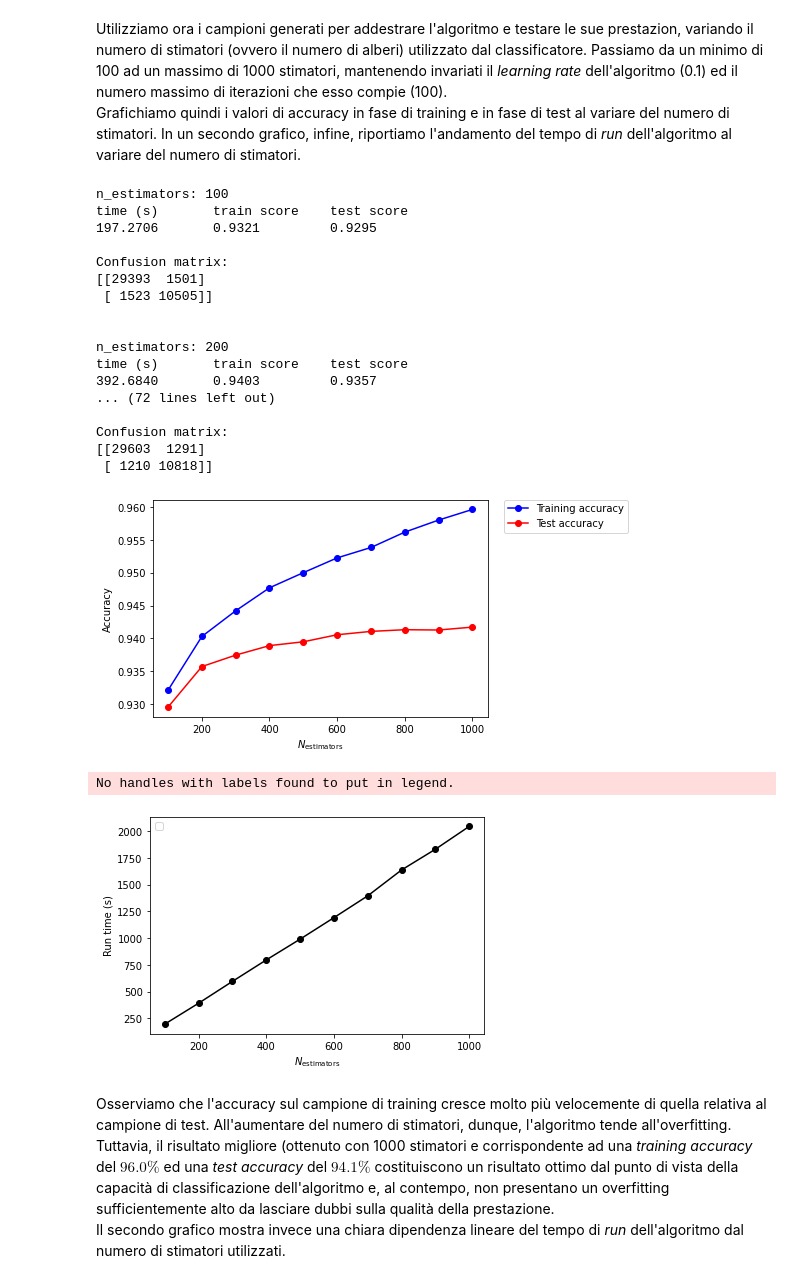
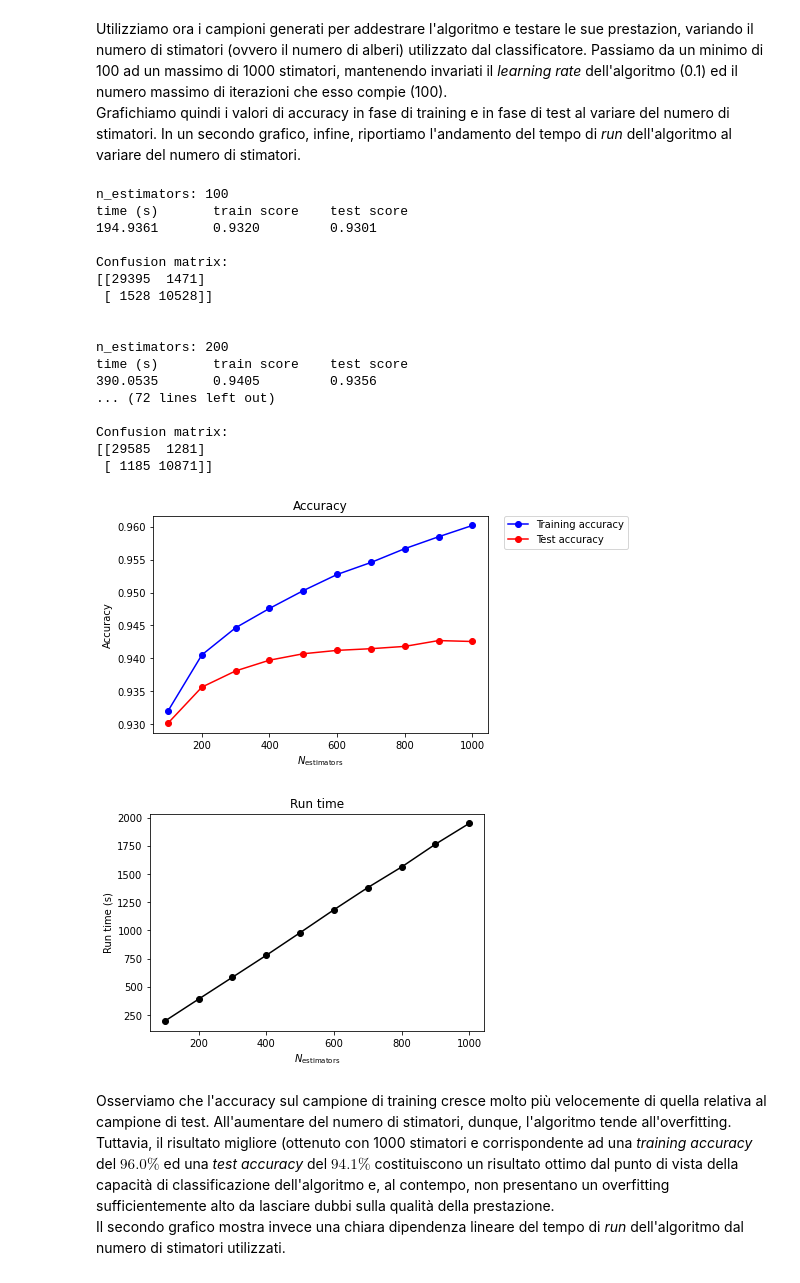
Before and after one commit to PaoDeV99/ML_Progetto1_G72, a Jupyter notebook: p1_g72_gboost.ipynb, the cells around one changed output. Cells and saved outputs as stored; diff of their text form; code cells hidden in the pictures.

```diff
--- a/p1_g72_gboost.ipynb
+++ b/p1_g72_gboost.ipynb
@@ -93,3 +93,10 @@ df
 | 130062 | 5.44560 | 1.845700 | 103.4630 | 0.287411 | 0.015929 | 0.107495 | 0.679931 | 0.786533 | ... |
 | 130063 | 4.55062 | 1.341740 | 80.0887 | 0.283594 | 0.000000 | 0.176268 | 0.623019 | 0.843997 | ... |
 130064 rows × 50 columns
+# %%
+col_names=[]
+for i in range(1,51):
+  col_names.append('Feature '+ str(i))
+
+df.columns = col_names
+df
@@ -159,46 +180,46 @@ for i, nest in enumerate(estimators):
 # %% [output]
 n_estimators: 100
 time (s)       train score    test score
-197.2706       0.9321         0.9295
+194.9361       0.9320         0.9301
 
 Confusion matrix:
-[[29393  1501]
- [ 1523 10505]]
+[[29395  1471]
+ [ 1528 10528]]
 
 
 n_estimators: 200
 time (s)       train score    test score
-392.6840       0.9403         0.9357
+390.0535       0.9405         0.9356
 ... (72 lines left out)
 
 Confusion matrix:
-[[29603  1291]
- [ 1210 10818]]
+[[29585  1281]
+ [ 1185 10871]]
 # %%
 plt.figure()
 plt.plot(estimators,gbc_train_accuracy,'o-b', label='Training accuracy')
 plt.plot(estimators,gbc_test_accuracy,'o-r', label='Test accuracy')
 
+plt.title('Accuracy')
 plt.xlabel('$N_\mathrm{estimators}$')
 plt.ylabel('Accuracy')
 lgd=plt.legend(bbox_to_anchor=(1.05, 1), loc=2, borderaxespad=0.)
 plt.savefig("gbc.pdf",bbox_extra_artists=(lgd,), bbox_inches='tight')
 
 plt.show()
 
 plt.plot(estimators, run_time, 'o-k')
 plt.xlabel('$N_\mathrm{estimators}$')
 plt.ylabel('Run time (s)')
 
-
-plt.legend(loc=2)
+plt.title('Run time')
+#plt.legend(loc=2)
 plt.savefig("runtimegbc.pdf")
 
 plt.show()
 # %% [output]
-[figure, old version]
+[figure, new version]
-No handles with labels found to put in legend.
-[figure, old version]
+[figure, new version]
 # %% [markdown]
 Osserviamo che l'accuracy sul campione di training cresce molto più velocemente di quella relativa al campione di test. All'aumentare del numero di stimatori, dunque, l'algoritmo tende all'overfitting. Tuttavia, il risultato migliore (ottenuto con 1000 stimatori e corrispondente ad una *training accuracy* del $96.0\%$ ed una *test accuracy* del $94.1\%$ costituiscono un risultato ottimo dal punto di vista della capacità di classificazione dell'algoritmo e, al contempo, non presentano un overfitting sufficientemente alto da lasciare dubbi sulla qualità della prestazione. <br/>
 Il secondo grafico mostra invece una chiara dipendenza lineare del tempo di *run* dell'algoritmo dal numero di stimatori utilizzati.
```
Also changed, not shown: parts of 18 cells of this notebook.
